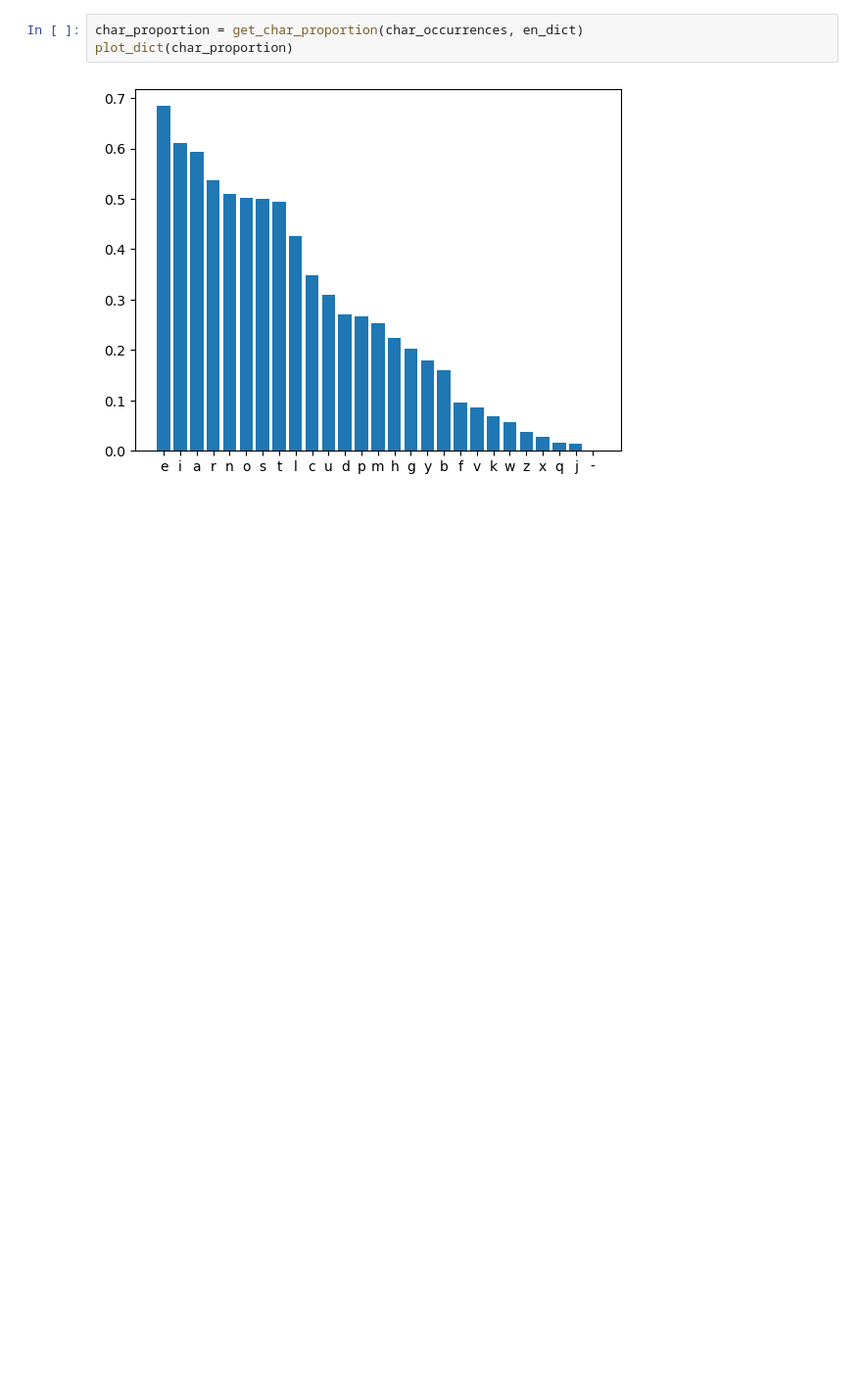
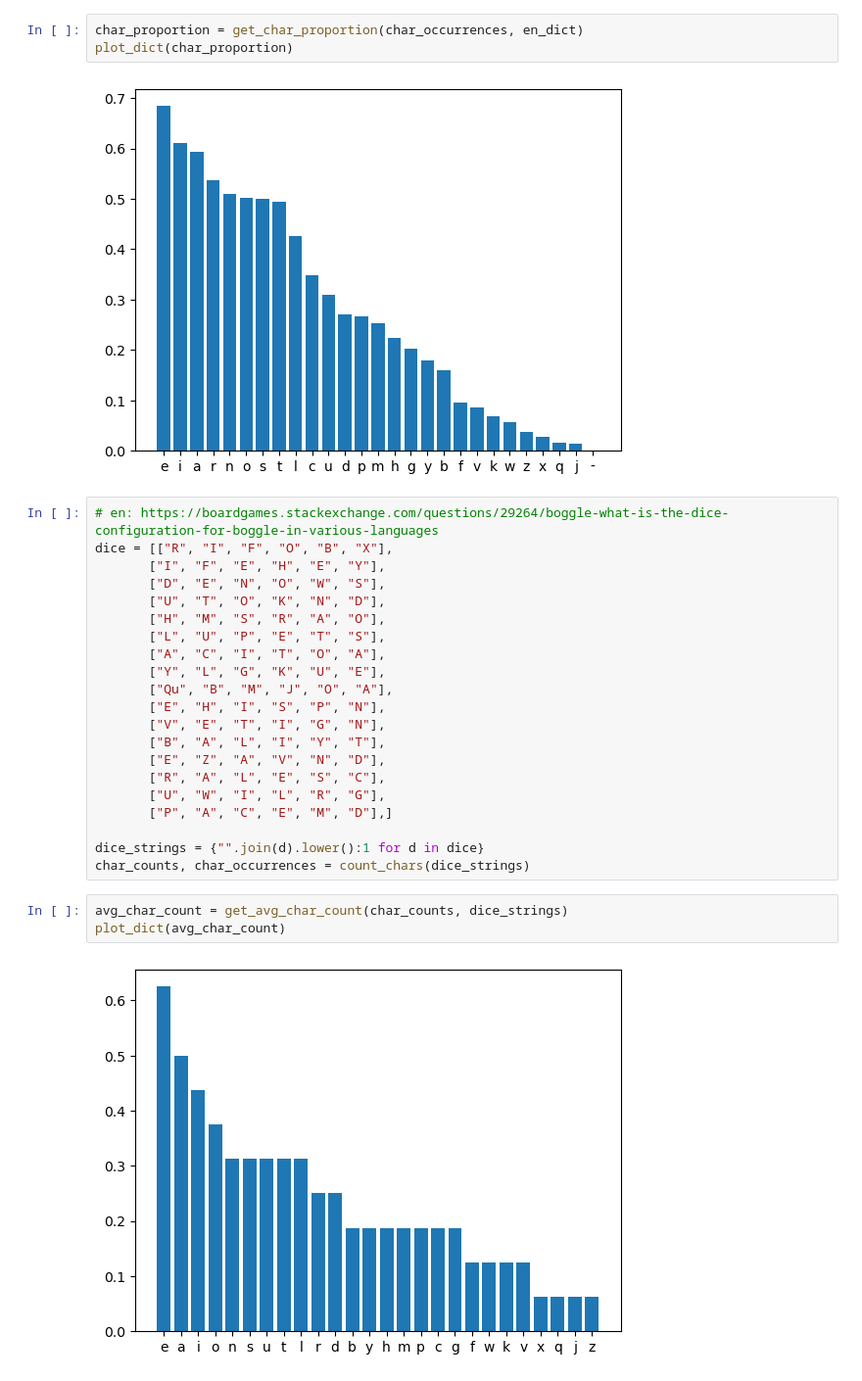
Before and after one commit to nitram-v/boggle-project, a Jupyter notebook: character_statistics.ipynb, the cells around one changed output. Shown: that part at 98% size. Cells and saved outputs as stored; diff of their text form; blank space fills up the shorter version.

Commit message:
Calculated character occurrence statistics for English Boggle dice setup

```diff
--- a/character_statistics.ipynb
+++ b/character_statistics.ipynb
@@ -80,3 +80,29 @@ char_proportion = get_char_proportion(char_occurrences, en_dict)
 plot_dict(char_proportion)
 # %% [output]
 [figure]
+# %%
+# en: https://boardgames.stackexchange.com/questions/29264/boggle-what-is-the-dice-configuration-for-boggle-in-various-languages
+dice = [["R", "I", "F", "O", "B", "X"],
+       ["I", "F", "E", "H", "E", "Y"],
+       ["D", "E", "N", "O", "W", "S"],
+       ["U", "T", "O", "K", "N", "D"],
+       ["H", "M", "S", "R", "A", "O"],
+       ["L", "U", "P", "E", "T", "S"],
+       ["A", "C", "I", "T", "O", "A"],
+       ["Y", "L", "G", "K", "U", "E"],
+       ["Qu", "B", "M", "J", "O", "A"],
+       ["E", "H", "I", "S", "P", "N"],
+       ["V", "E", "T", "I", "G", "N"],
+       ["B", "A", "L", "I", "Y", "T"],
+       ["E", "Z", "A", "V", "N", "D"],
+       ["R", "A", "L", "E", "S", "C"],
+       ["U", "W", "I", "L", "R", "G"],
+       ["P", "A", "C", "E", "M", "D"],]
+
+dice_strings = {"".join(d).lower():1 for d in dice}
+char_counts, char_occurrences = count_chars(dice_strings)
+# %%
+avg_char_count = get_avg_char_count(char_counts, dice_strings)
+plot_dict(avg_char_count)
+# %% [output]
+[figure, added]
```
Also changed, not shown: parts of 1 cell of this notebook.
